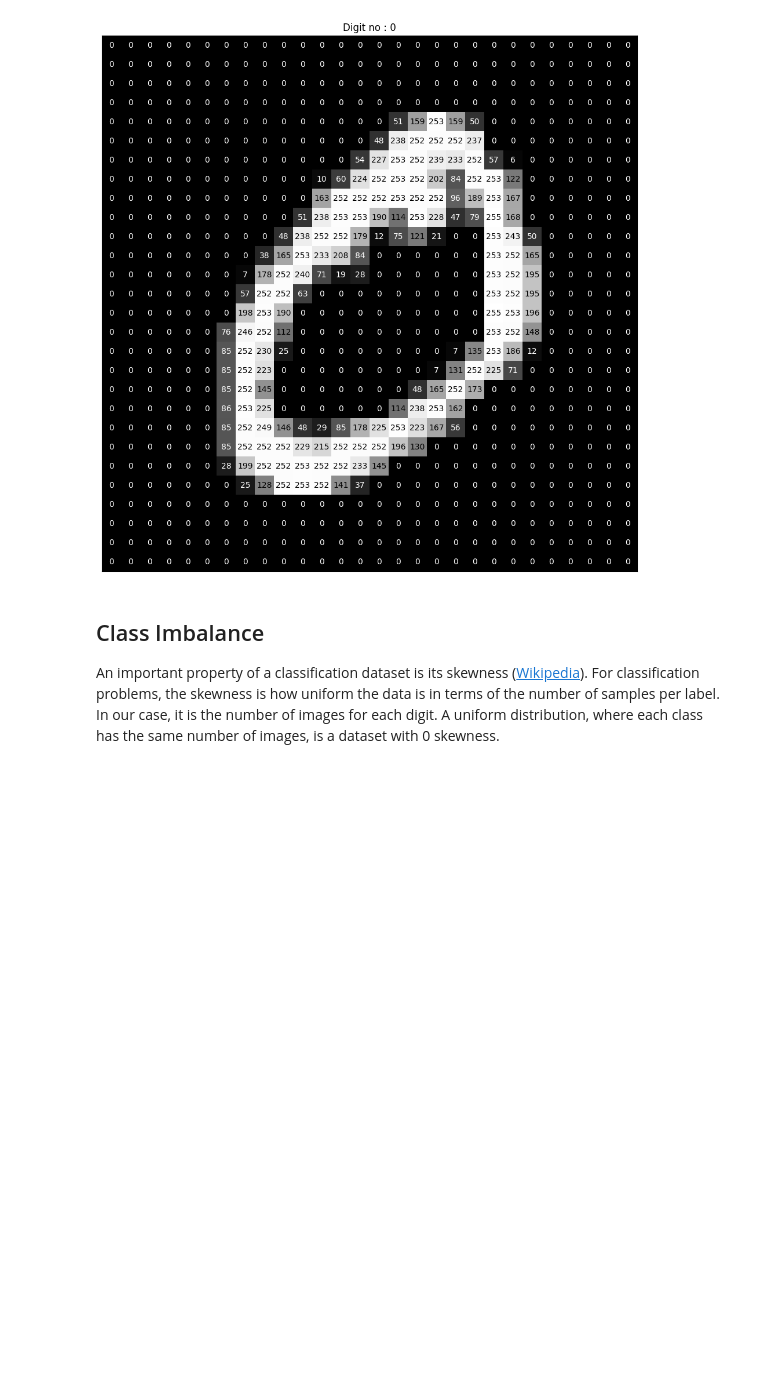
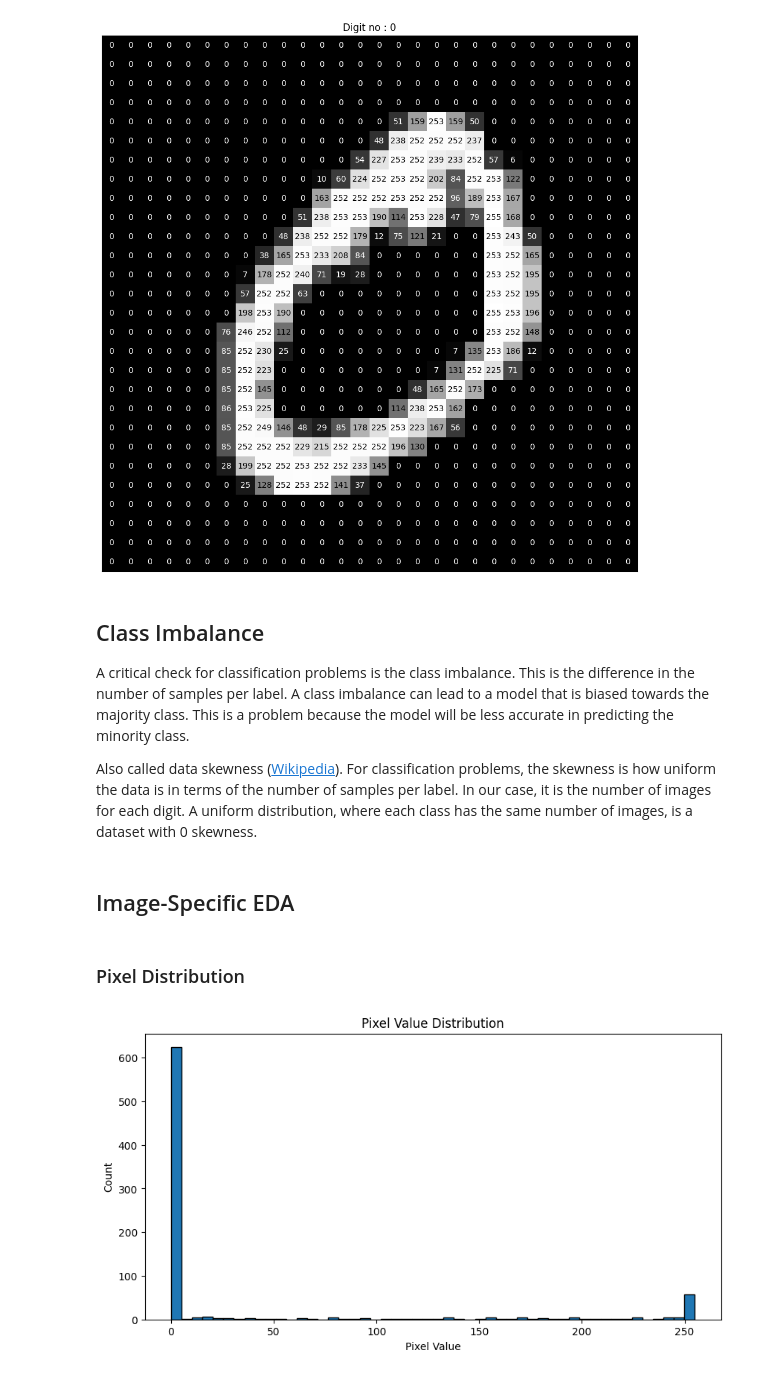
Before and after one commit to CSCN8010/CSCN8010, a Jupyter notebook: class_notebooks/datasets/mnist.ipynb, the cells around one changed output. Saved outputs shown, nothing was run; the diff lists cells and outputs as text; code cells hidden in the pictures; blank space fills up the shorter version.

Commit message:
add pixel dist and avg image

```diff
--- a/class_notebooks/datasets/mnist.ipynb
+++ b/class_notebooks/datasets/mnist.ipynb
@@ -189,7 +189,10 @@ for i in range(2):
 [figure]
 # %% [markdown]
 ## Class Imbalance
-An important property of a classification dataset is its skewness ([Wikipedia](https://en.wikipedia.org/wiki/Skewness)). For classification problems, the skewness is how uniform the data is in terms of the number of samples per label. In our case, it is the number of images for each digit. A uniform distribution, where each class has the same number of images, is a dataset with 0 skewness.
+
+A critical check for classification problems is the class imbalance. This is the difference in the number of samples per label. A class imbalance can lead to a model that is biased towards the majority class. This is a problem because the model will be less accurate in predicting the minority class.
+
+Also called data skewness ([Wikipedia](https://en.wikipedia.org/wiki/Skewness)). For classification problems, the skewness is how uniform the data is in terms of the number of samples per label. In our case, it is the number of images for each digit. A uniform distribution, where each class has the same number of images, is a dataset with 0 skewness.
 # %%
 # Convert the string mnist.target to integer type
 mnist.target = mnist.target.astype(np.int8)
@@ -200,3 +203,17 @@ class_counts = np.bincount(mnist.target)
 # Plot a piechart using plotly
 fig = px.pie(values=class_counts, names=[str(i) for i in range(10)], title='Percentage of samples per label')
 fig.show()
+# %% [markdown]
+## Image-Specific EDA
+# %% [markdown]
+### Pixel Distribution
+# %%
+# Plot the distribution of pixel values
+fig = plt.figure(figsize=(10, 5))
+plt.hist(mnist.data[0], bins=50, edgecolor='black')
+plt.title('Pixel Value Distribution')
+plt.xlabel('Pixel Value')
+plt.ylabel('Count')
+plt.show()
+# %% [output]
+[figure, added]
```
Also changed, not shown: parts of 2 cells of this notebook.
